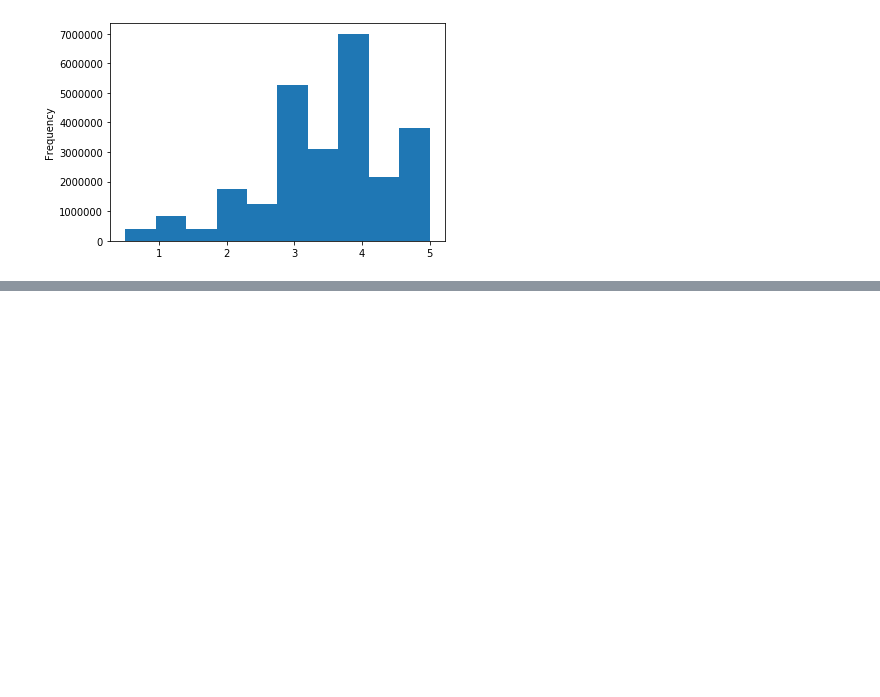
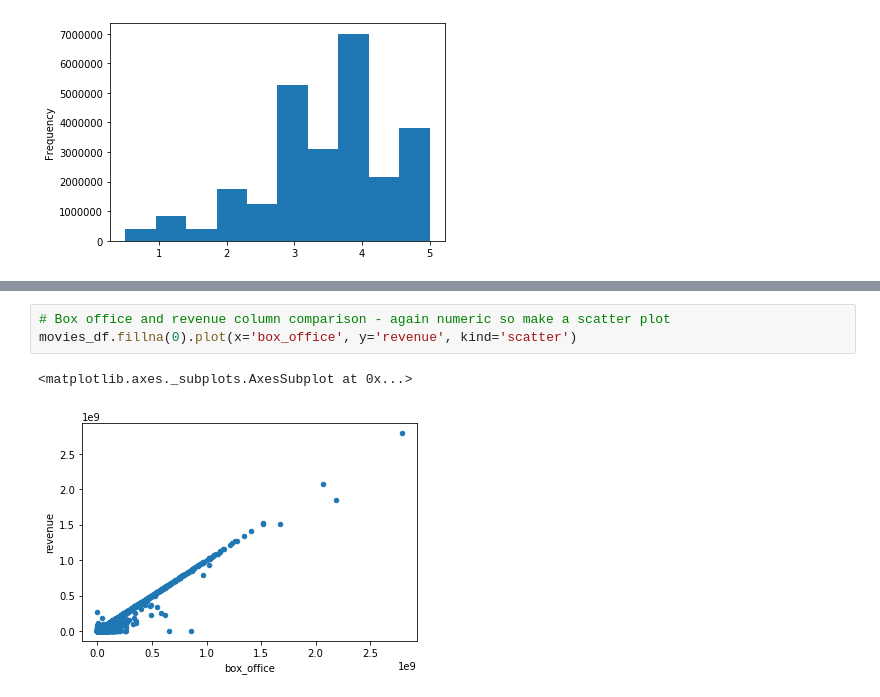
Before and after one commit to inkyson/Movies_ETL, a Jupyter notebook: ETL_module.ipynb, the cells around one changed output, grey strips where cells are left out. Saved outputs shown, nothing was run; the diff lists cells and outputs as text; blank space fills up the shorter version.

```diff
--- a/ETL_module.ipynb
+++ b/ETL_module.ipynb
@@ -997,0 +1141,6 @@ Name: rating, dtype: float64
+# %%
+# Box office and revenue column comparison - again numeric so make a scatter plot
+movies_df.fillna(0).plot(x='box_office', y='revenue', kind='scatter')
+# %% [output]
+<matplotlib.axes._subplots.AxesSubplot at 0x...>
+[figure, added]
```
Also changed, not shown: parts of 61 cells of this notebook, 2 other files.
